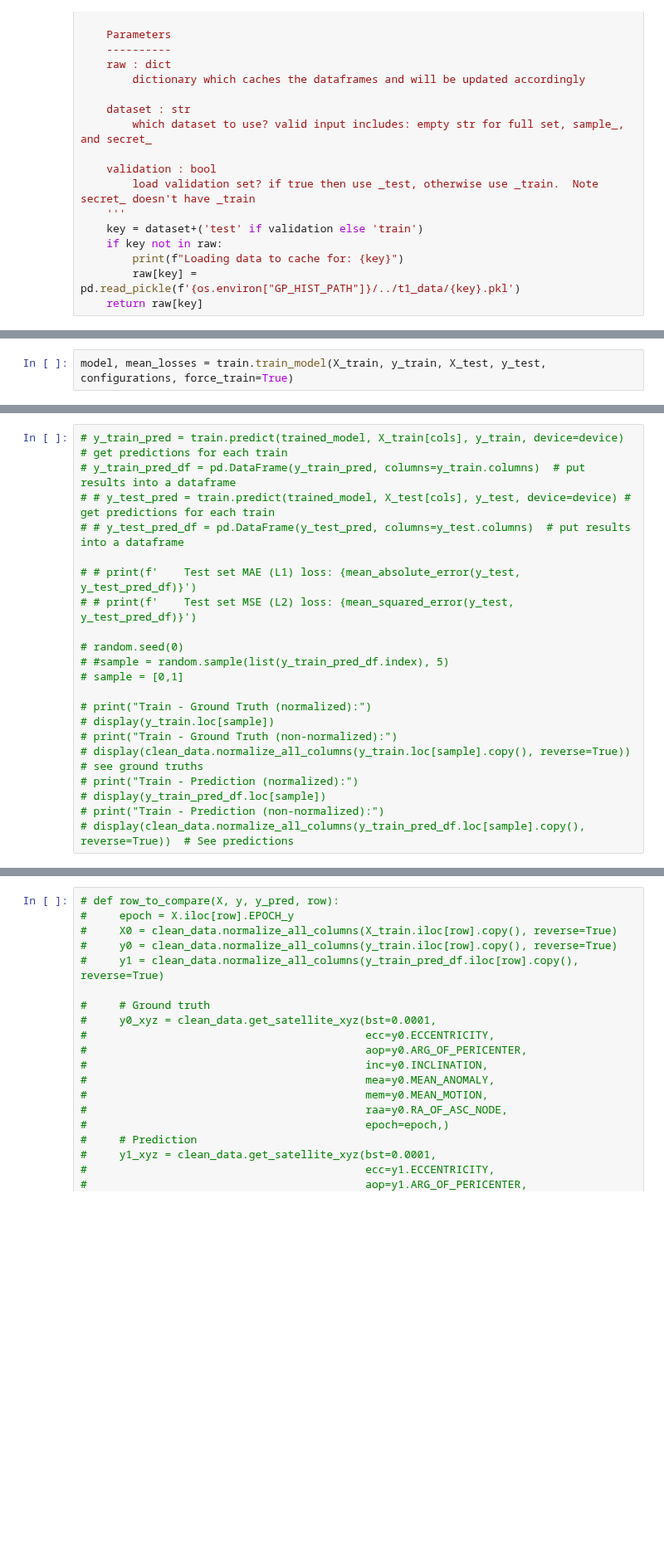
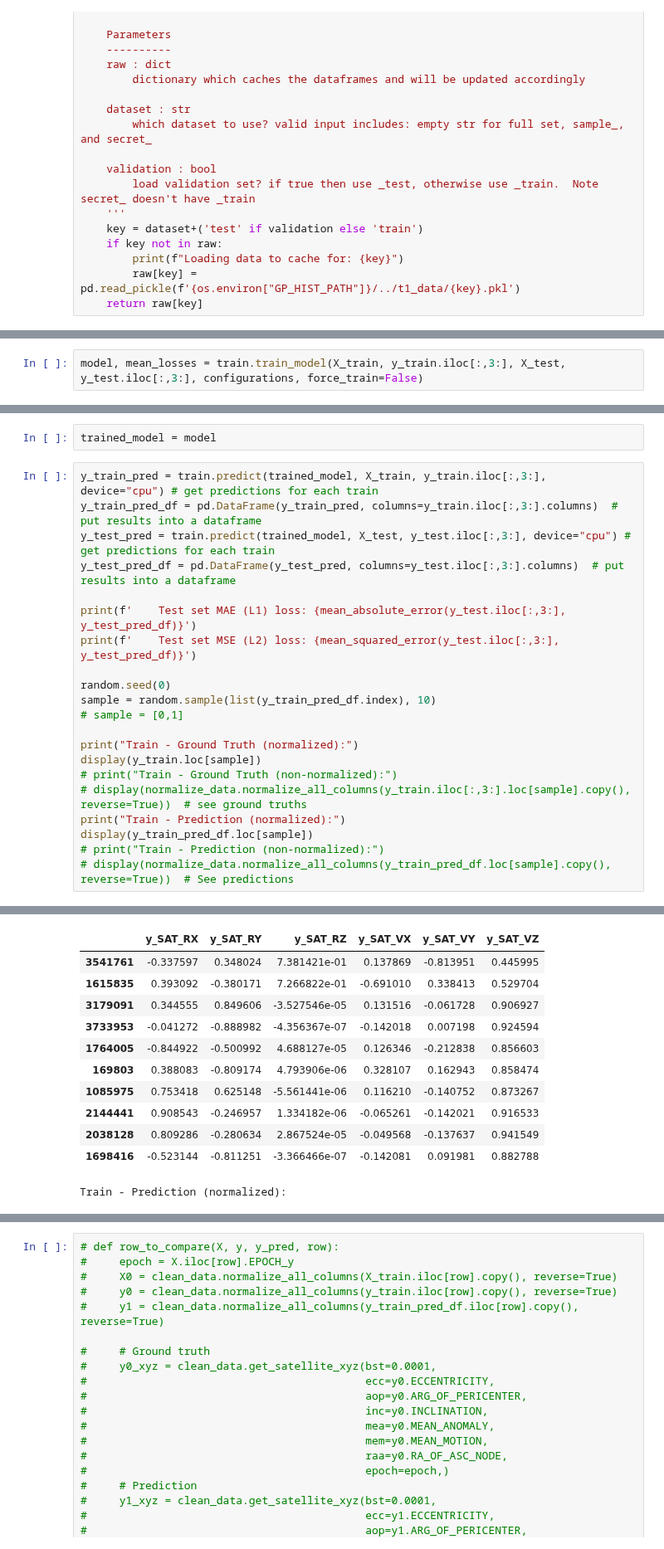
Before and after one commit to cm-tle-pred/tle-prediction, a Jupyter notebook: models/model_t1/train_model.ipynb, the cells around one changed output, grey strips where cells are left out. Shown at 83% size. Cells and saved outputs as stored; diff of their text form; blank space fills up the shorter version.

Commit message:
finalize t1 model for now while I explore branched models

```diff
--- a/models/model_t1/train_model.ipynb
+++ b/models/model_t1/train_model.ipynb
@@ -108,3 +98,3 @@ Wall time: 11.6 s
 # %%
-model, mean_losses = train.train_model(X_train, y_train, X_test, y_test, configurations, force_train=True)
+model, mean_losses = train.train_model(X_train, y_train.iloc[:,3:], X_test, y_test.iloc[:,3:], configurations, force_train=False)
 # %% [output]
@@ -139,21 +153,24 @@ plt.show()
+# %%
+trained_model = model
 # %%
-# y_train_pred = train.predict(trained_model, X_train[cols], y_train, device=device) # get predictions for each train
-# y_train_pred_df = pd.DataFrame(y_train_pred, columns=y_train.columns)  # put results into a dataframe
-# # y_test_pred = train.predict(trained_model, X_test[cols], y_test, device=device) # get predictions for each train
-# # y_test_pred_df = pd.DataFrame(y_test_pred, columns=y_test.columns)  # put results into a dataframe
+y_train_pred = train.predict(trained_model, X_train, y_train.iloc[:,3:], device="cpu") # get predictions for each train
+y_train_pred_df = pd.DataFrame(y_train_pred, columns=y_train.iloc[:,3:].columns)  # put results into a dataframe
+y_test_pred = train.predict(trained_model, X_test, y_test.iloc[:,3:], device="cpu") # get predictions for each train
+y_test_pred_df = pd.DataFrame(y_test_pred, columns=y_test.iloc[:,3:].columns)  # put results into a dataframe
 
-# # print(f'    Test set MAE (L1) loss: {mean_absolute_error(y_test, y_test_pred_df)}')
-# # print(f'    Test set MSE (L2) loss: {mean_squared_error(y_test, y_test_pred_df)}')
+print(f'    Test set MAE (L1) loss: {mean_absolute_error(y_test.iloc[:,3:], y_test_pred_df)}')
+print(f'    Test set MSE (L2) loss: {mean_squared_error(y_test.iloc[:,3:], y_test_pred_df)}')
 
-# random.seed(0)
-# #sample = random.sample(list(y_train_pred_df.index), 5)
+random.seed(0)
+sample = random.sample(list(y_train_pred_df.index), 10)
 # sample = [0,1]
 
-# print("Train - Ground Truth (normalized):")
-# display(y_train.loc[sample])
+print("Train - Ground Truth (normalized):")
+display(y_train.loc[sample])
 # print("Train - Ground Truth (non-normalized):")
-# display(clean_data.normalize_all_columns(y_train.loc[sample].copy(), reverse=True))  # see ground truths
-# print("Train - Prediction (normalized):")
-# display(y_train_pred_df.loc[sample])
+# display(normalize_data.normalize_all_columns(y_train.iloc[:,3:].loc[sample].copy(), reverse=True))  # see ground truths
+print("Train - Prediction (normalized):")
+display(y_train_pred_df.loc[sample])
 # print("Train - Prediction (non-normalized):")
-# display(clean_data.normalize_all_columns(y_train_pred_df.loc[sample].copy(), reverse=True))  # See predictions
+# display(normalize_data.normalize_all_columns(y_train_pred_df.loc[sample].copy(), reverse=True))  # See predictions
+# %% [output]
@@ -159,0 +180,12 @@ plt.show()
+|  | y_SAT_RX | y_SAT_RY | y_SAT_RZ | y_SAT_VX | y_SAT_VY | y_SAT_VZ |
+| 3541761 | -0.337597 | 0.348024 | 7.381421e-01 | 0.137869 | -0.813951 | 0.445995 |
+| 1615835 | 0.393092 | -0.380171 | 7.266822e-01 | -0.691010 | 0.338413 | 0.529704 |
+| 3179091 | 0.344555 | 0.849606 | -3.527546e-05 | 0.131516 | -0.061728 | 0.906927 |
+| 3733953 | -0.041272 | -0.888982 | -4.356367e-07 | -0.142018 | 0.007198 | 0.924594 |
+| 1764005 | -0.844922 | -0.500992 | 4.688127e-05 | 0.126346 | -0.212838 | 0.856603 |
+| 169803 | 0.388083 | -0.809174 | 4.793906e-06 | 0.328107 | 0.162943 | 0.858474 |
+| 1085975 | 0.753418 | 0.625148 | -5.561441e-06 | 0.116210 | -0.140752 | 0.873267 |
+| 2144441 | 0.908543 | -0.246957 | 1.334182e-06 | -0.065261 | -0.142021 | 0.916533 |
+| 2038128 | 0.809286 | -0.280634 | 2.867524e-05 | -0.049568 | -0.137637 | 0.941549 |
+| 1698416 | -0.523144 | -0.811251 | -3.366466e-07 | -0.142081 | 0.091981 | 0.882788 |
+Train - Prediction (normalized):
```
Also changed, not shown: parts of 6 cells of this notebook, 2 other files.
